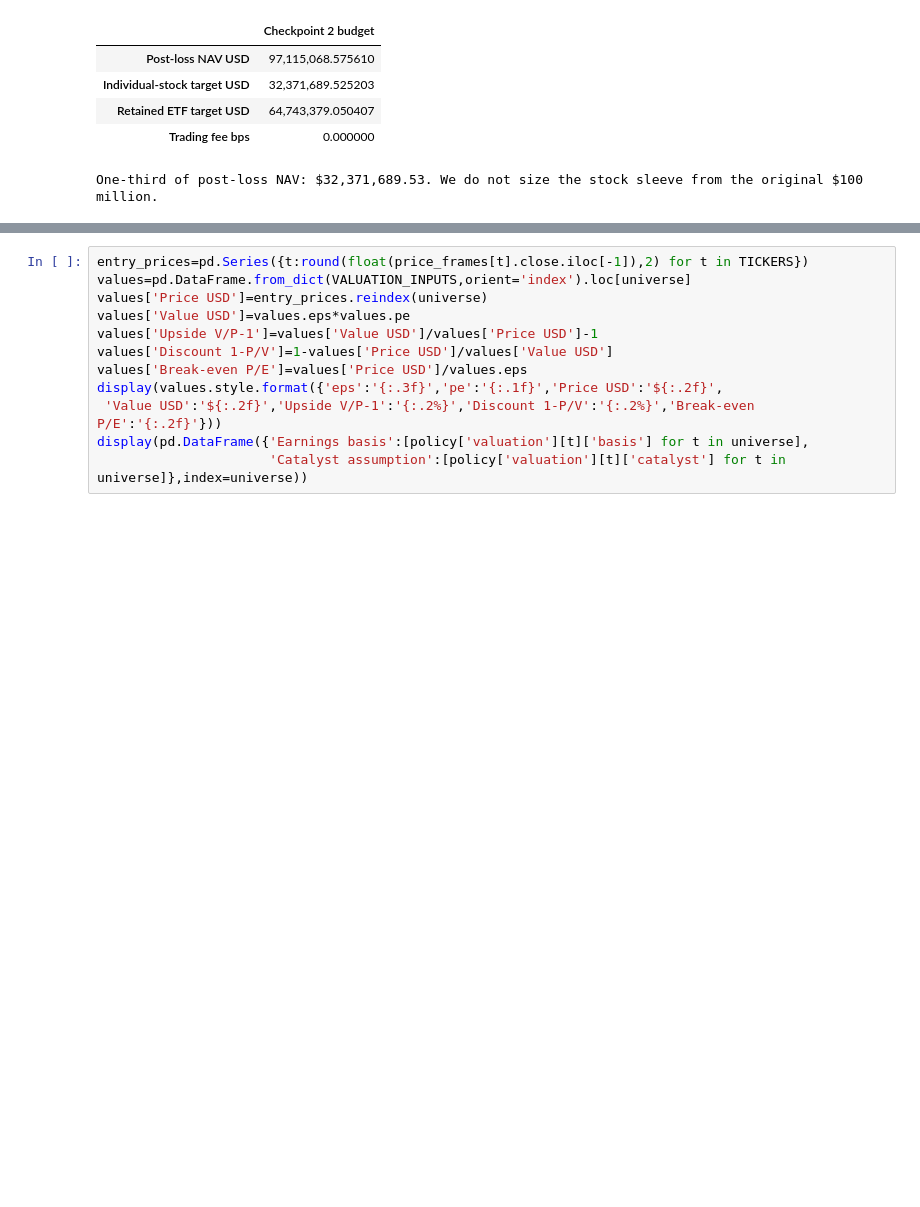
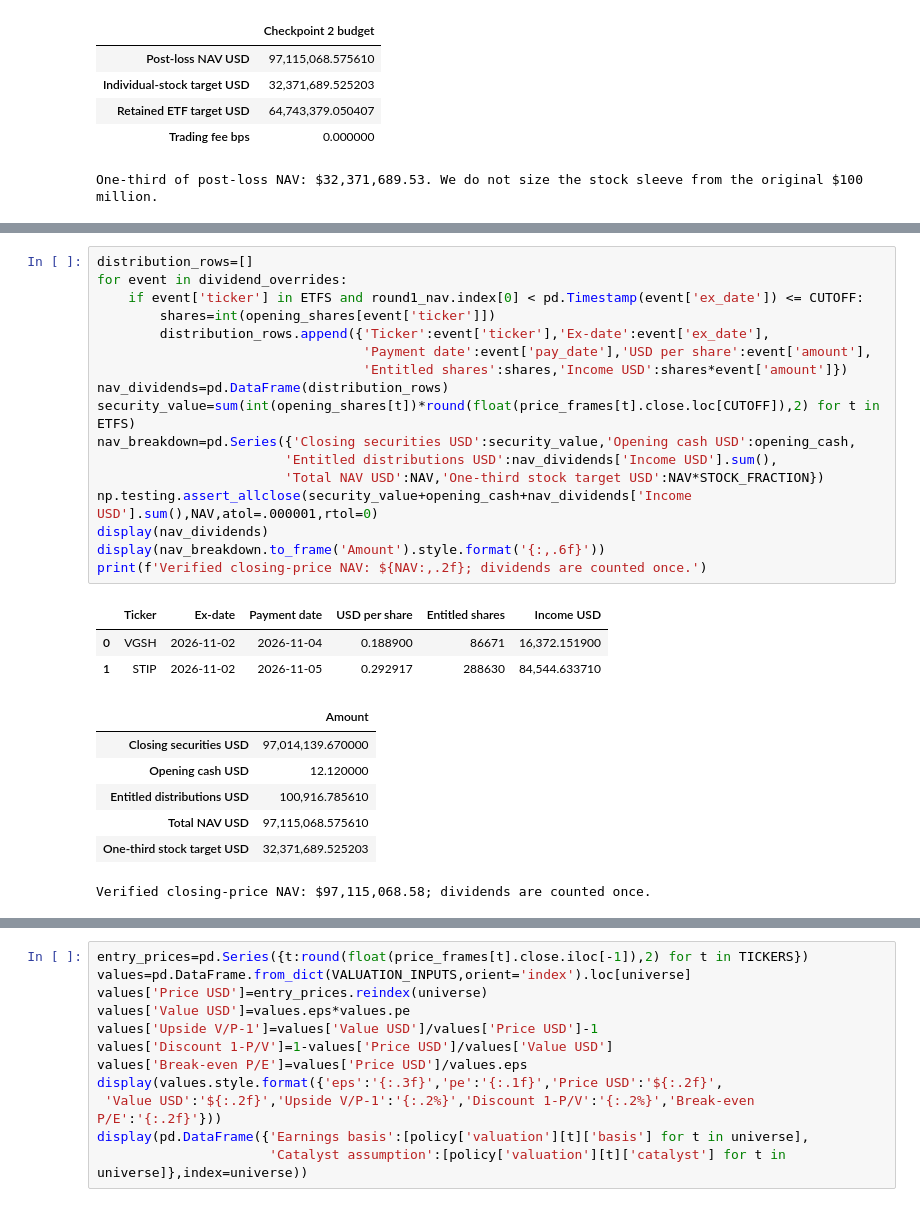
Before and after one commit to kybeka/meridian-capital, a Jupyter notebook: research/round-2/round2_analysis.ipynb, the cells around one changed output, grey strips where cells are left out. Cells and saved outputs as stored; diff of their text form; blank space fills up the shorter version.

Commit message:
fix(tracking): reconcile issuer distributions across checkpoint outputs

```diff
--- a/research/round-2/round2_analysis.ipynb
+++ b/research/round-2/round2_analysis.ipynb
@@ -226,3 +231,31 @@ One-third of post-loss NAV: $32,371,689.53. We do not size the stock sleeve from
+# %%
+distribution_rows=[]
+for event in dividend_overrides:
+    if event['ticker'] in ETFS and round1_nav.index[0] < pd.Timestamp(event['ex_date']) <= CUTOFF:
+        shares=int(opening_shares[event['ticker']])
+        distribution_rows.append({'Ticker':event['ticker'],'Ex-date':event['ex_date'],
+                                  'Payment date':event['pay_date'],'USD per share':event['amount'],
+                                  'Entitled shares':shares,'Income USD':shares*event['amount']})
+nav_dividends=pd.DataFrame(distribution_rows)
+security_value=sum(int(opening_shares[t])*round(float(price_frames[t].close.loc[CUTOFF]),2) for t in ETFS)
+nav_breakdown=pd.Series({'Closing securities USD':security_value,'Opening cash USD':opening_cash,
+                        'Entitled distributions USD':nav_dividends['Income USD'].sum(),
+                        'Total NAV USD':NAV,'One-third stock target USD':NAV*STOCK_FRACTION})
+np.testing.assert_allclose(security_value+opening_cash+nav_dividends['Income USD'].sum(),NAV,atol=.000001,rtol=0)
+display(nav_dividends)
+display(nav_breakdown.to_frame('Amount').style.format('{:,.6f}'))
+print(f'Verified closing-price NAV: ${NAV:,.2f}; dividends are counted once.')
+# %% [output]
+|  | Ticker | Ex-date | Payment date | USD per share | Entitled shares | Income USD |
+| 0 | VGSH | 2026-11-02 | 2026-11-04 | 0.188900 | 86671 | 16,372.151900 |
+| 1 | STIP | 2026-11-02 | 2026-11-05 | 0.292917 | 288630 | 84,544.633710 |
+|  | Amount |
+| Closing securities USD | 97,014,139.670000 |
+| Opening cash USD | 12.120000 |
+| Entitled distributions USD | 100,916.785610 |
+| Total NAV USD | 97,115,068.575610 |
+| One-third stock target USD | 32,371,689.525203 |
+Verified closing-price NAV: $97,115,068.58; dividends are counted once.
 # %% [markdown]
 ## 4. Estimate company values before comparing portfolios
 
```
Also changed, not shown: parts of 1 cell of this notebook, 15 other files.
